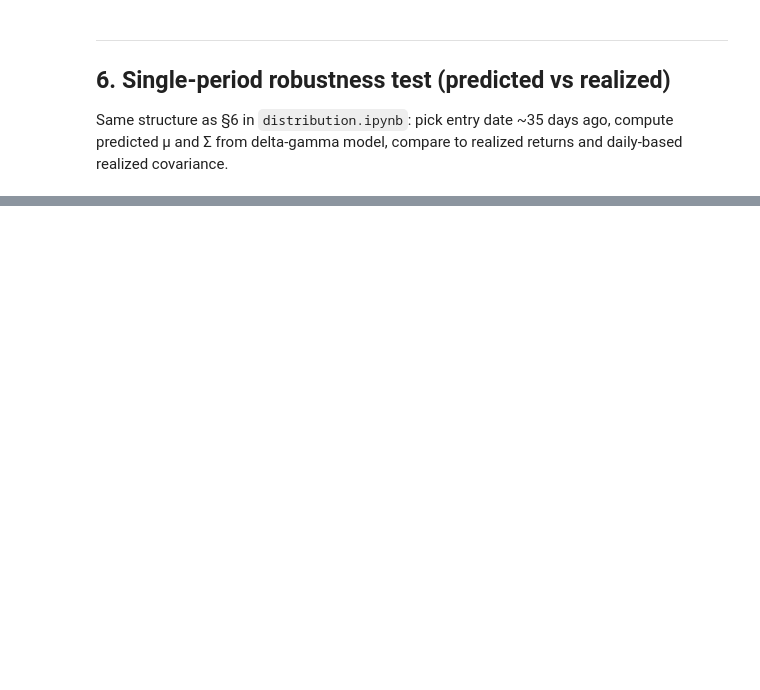
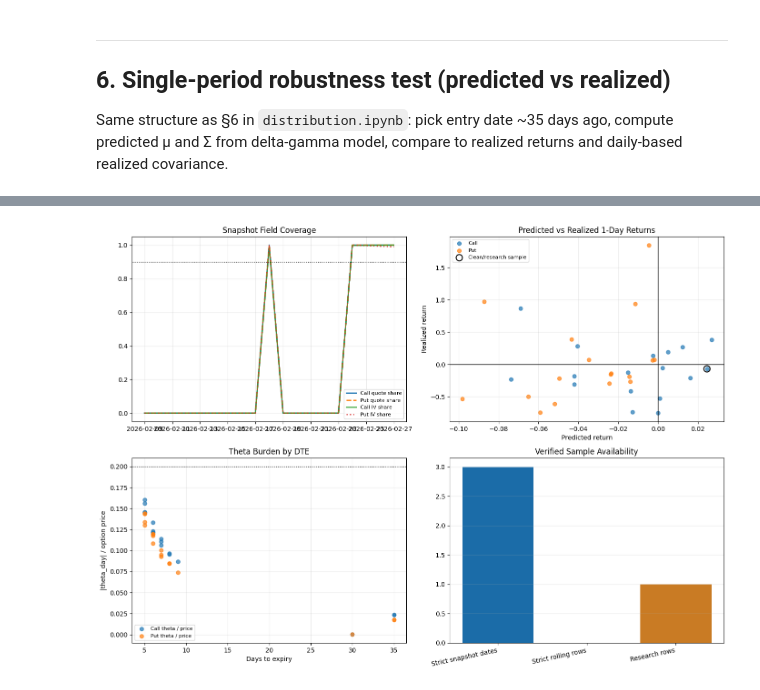
Before and after one commit to hshintree/cvx_options, a Jupyter notebook: options.ipynb, the cells around one changed output, grey strips where cells are left out. Saved outputs shown, nothing was run; the diff lists cells and outputs as text; code cells hidden in the pictures; blank space fills up the shorter version.

```diff
--- a/options.ipynb
+++ b/options.ipynb
@@ -716,0 +1230,69 @@ PUT: mean_pred_std=0.8182  realized_std=0.3589  corr(pred_std, |real|)=+0.514
+# %%
+# --- 9) Visual diagnostics ---
+
+import matplotlib.pyplot as plt
+
+fig, axes = plt.subplots(2, 2, figsize=(14, 10))
+
+# 1) Audit coverage over time
+ax = axes[0, 0]
+audit_plot = audit_df.copy()
+audit_plot["date"] = pd.to_datetime(audit_plot["date"])
+ax.plot(audit_plot["date"], audit_plot["call_mid_quote_share"], label="Call quote share", linewidth=2)
+ax.plot(audit_plot["date"], audit_plot["put_mid_quote_share"], label="Put quote share", linewidth=2, linestyle="--")
+ax.plot(audit_plot["date"], audit_plot["call_iv_positive_share"], label="Call IV share", linewidth=2, alpha=0.8)
+ax.plot(audit_plot["date"], audit_plot["put_iv_positive_share"], label="Put IV share", linewidth=2, linestyle=":", alpha=0.8)
+ax.axhline(CLEAN_QUOTE_MIN, color="black", linestyle=":", linewidth=1)
+ax.set_title("Snapshot Field Coverage")
+ax.set_ylim(-0.05, 1.05)
+ax.legend(fontsize=8)
+ax.grid(alpha=0.25)
+
+# 2) Predicted vs realized scatter
+ax = axes[0, 1]
+ax.scatter(df_roll["mu_call_pred_1d"], df_roll["R_call_real_1d"], alpha=0.7, label="Call")
+ax.scatter(df_roll["mu_put_pred_1d"], df_roll["R_put_real_1d"], alpha=0.7, label="Put")
+if not research_roll.empty:
+    ax.scatter(
+        research_roll["mu_call_pred_1d"],
+        research_roll["R_call_real_1d"],
+        s=100,
+        facecolors="none",
+        edgecolors="black",
+        linewidths=1.5,
+        label="Clean/research sample",
+    )
+ax.axhline(0.0, color="black", linewidth=1)
+ax.axvline(0.0, color="black", linewidth=1)
+ax.set_title("Predicted vs Realized 1-Day Returns")
+ax.set_xlabel("Predicted return")
+ax.set_ylabel("Realized return")
+ax.legend(fontsize=8)
+ax.grid(alpha=0.25)
+
+# 3) Theta burden vs DTE
+ax = axes[1, 0]
+ax.scatter(df_roll["dte"], df_roll["theta_call_ratio"], alpha=0.7, label="Call theta / price")
+ax.scatter(df_roll["dte"], df_roll["theta_put_ratio"], alpha=0.7, label="Put theta / price")
+ax.axhline(0.20, color="black", linestyle=":", linewidth=1)
+ax.set_title("Theta Burden by DTE")
+ax.set_xlabel("Days to expiry")
+ax.set_ylabel("|theta_day| / option price")
+ax.legend(fontsize=8)
+ax.grid(alpha=0.25)
+
+# 4) Clean-date counts
+ax = axes[1, 1]
+summary_labels = ["Strict snapshot dates", "Strict rolling rows", "Research rows"]
+summary_vals = [len(strict_snapshot_dates), len(strict_clean_roll), len(research_roll)]
+ax.bar(summary_labels, summary_vals, color=["#1b6ca8", "#3a7d44", "#c97b24"])
+ax.set_title("Verified Sample Availability")
+ax.grid(axis="y", alpha=0.25)
+for tick in ax.get_xticklabels():
+    tick.set_rotation(12)
+    tick.set_ha("right")
+
+plt.tight_layout()
+plt.show()
+# %% [output]
+[figure, added]
```
Also changed, not shown: parts of 17 cells of this notebook, 9 other files.
